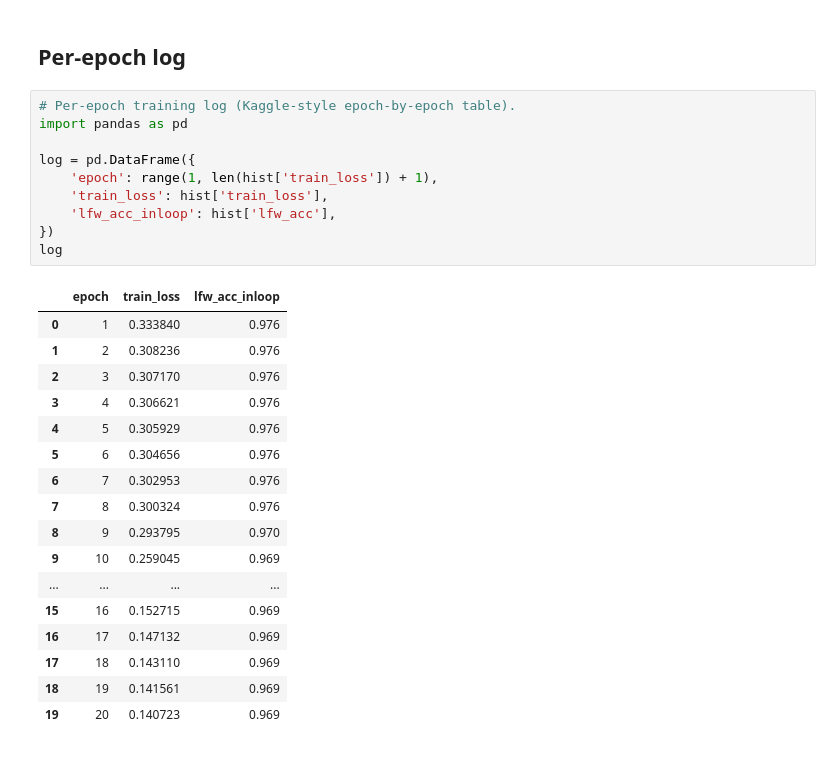
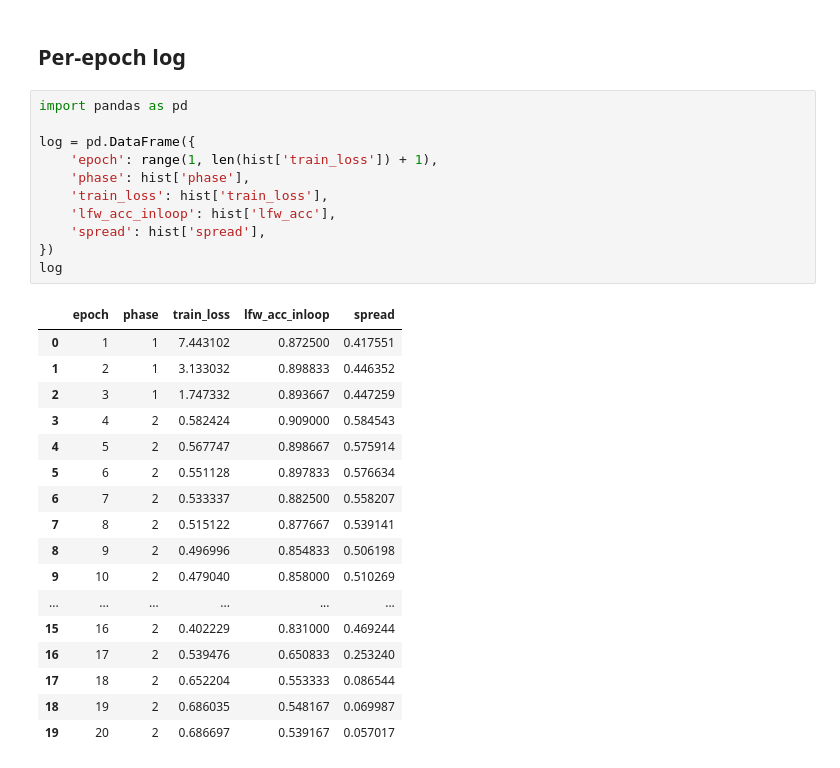
Before and after one commit to get-wright/IT4432E_Project, a Jupyter notebook: training_pipeline/training_results.ipynb, the cells around one changed output. Drawn from its saved outputs; the diff is of its cells as text.

```diff
--- a/training_pipeline/training_results.ipynb
+++ b/training_pipeline/training_results.ipynb
@@ -60,31 +67,32 @@ FaceEmbedding(
 # %% [markdown]
 ## Per-epoch log
 # %%
-# Per-epoch training log (Kaggle-style epoch-by-epoch table).
 import pandas as pd
 
 log = pd.DataFrame({
     'epoch': range(1, len(hist['train_loss']) + 1),
+    'phase': hist['phase'],
     'train_loss': hist['train_loss'],
     'lfw_acc_inloop': hist['lfw_acc'],
+    'spread': hist['spread'],
 })
 log
 # %% [output]
-|  | epoch | train_loss | lfw_acc_inloop |
-| 0 | 1 | 0.333840 | 0.976 |
-| 1 | 2 | 0.308236 | 0.976 |
-| 2 | 3 | 0.307170 | 0.976 |
-| 3 | 4 | 0.306621 | 0.976 |
-| 4 | 5 | 0.305929 | 0.976 |
-| 5 | 6 | 0.304656 | 0.976 |
-| 6 | 7 | 0.302953 | 0.976 |
-| 7 | 8 | 0.300324 | 0.976 |
-| 8 | 9 | 0.293795 | 0.970 |
-| 9 | 10 | 0.259045 | 0.969 |
-| ... | ... | ... | ... |
-| 15 | 16 | 0.152715 | 0.969 |
-| 16 | 17 | 0.147132 | 0.969 |
-| 17 | 18 | 0.143110 | 0.969 |
-| 18 | 19 | 0.141561 | 0.969 |
-| 19 | 20 | 0.140723 | 0.969 |
+|  | epoch | phase | train_loss | lfw_acc_inloop | spread |
+| 0 | 1 | 1 | 7.443102 | 0.872500 | 0.417551 |
+| 1 | 2 | 1 | 3.133032 | 0.898833 | 0.446352 |
+| 2 | 3 | 1 | 1.747332 | 0.893667 | 0.447259 |
+| 3 | 4 | 2 | 0.582424 | 0.909000 | 0.584543 |
+| 4 | 5 | 2 | 0.567747 | 0.898667 | 0.575914 |
+| 5 | 6 | 2 | 0.551128 | 0.897833 | 0.576634 |
+| 6 | 7 | 2 | 0.533337 | 0.882500 | 0.558207 |
+| 7 | 8 | 2 | 0.515122 | 0.877667 | 0.539141 |
+| 8 | 9 | 2 | 0.496996 | 0.854833 | 0.506198 |
+| 9 | 10 | 2 | 0.479040 | 0.858000 | 0.510269 |
+| ... | ... | ... | ... | ... | ... |
+| 15 | 16 | 2 | 0.402229 | 0.831000 | 0.469244 |
+| 16 | 17 | 2 | 0.539476 | 0.650833 | 0.253240 |
+| 17 | 18 | 2 | 0.652204 | 0.553333 | 0.086544 |
+| 18 | 19 | 2 | 0.686035 | 0.548167 | 0.069987 |
+| 19 | 20 | 2 | 0.686697 | 0.539167 | 0.057017 |
 # %%
```
Also changed, not shown: parts of 7 cells of this notebook, 10 other files.
